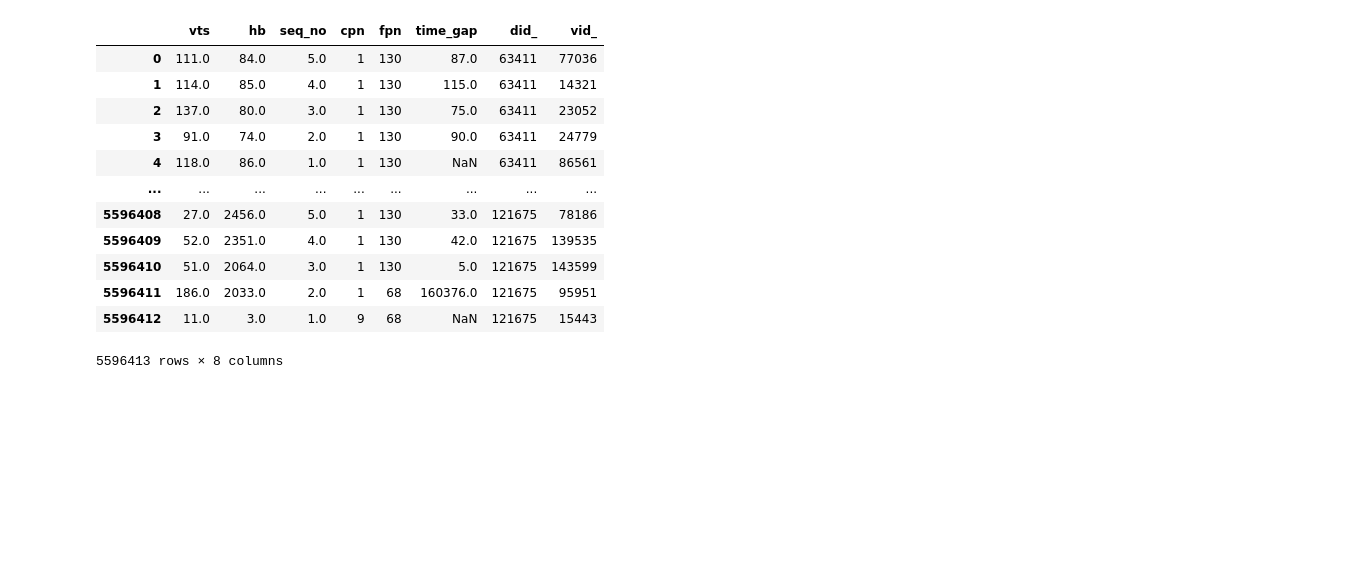
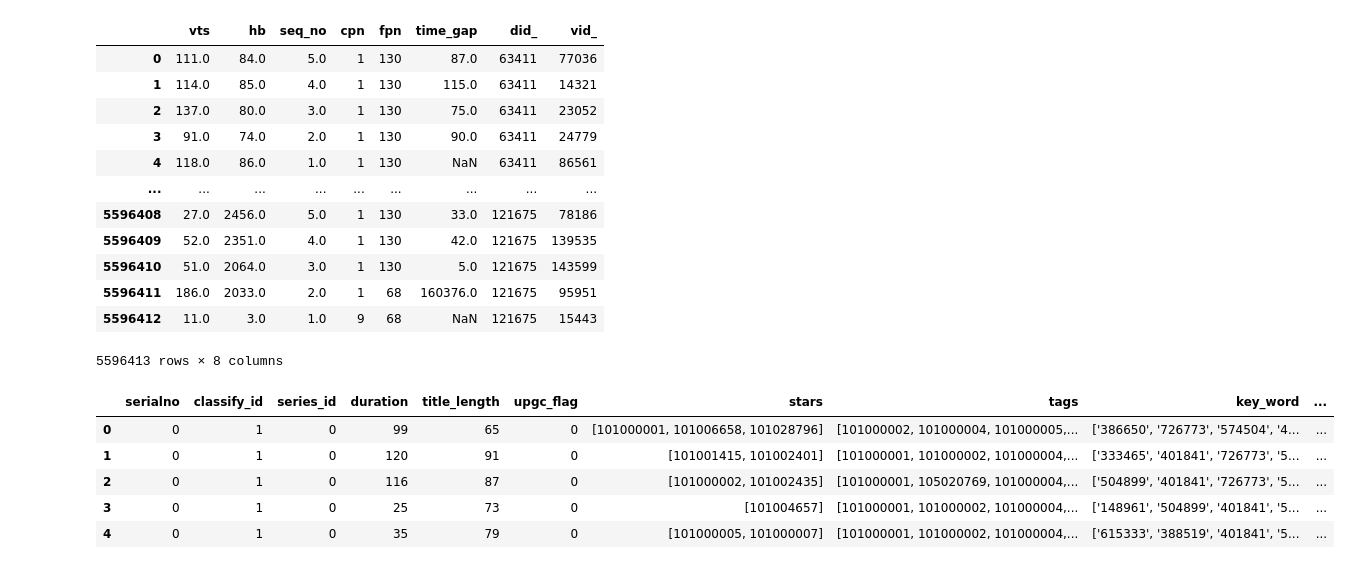
Before and after one commit to GZYZG/mgtv-2022, a Jupyter notebook: recall.ipynb, the cells around one changed output. Cells and saved outputs as stored; diff of their text form; code cells hidden in the pictures; blank space fills up the shorter version.

```diff
--- a/recall.ipynb
+++ b/recall.ipynb
@@ -160,6 +183,16 @@ main
 | 5596411 | 186.0 | 2033.0 | 2.0 | 1 | 68 | 160376.0 | 121675 | 95951 |
 | 5596412 | 11.0 | 3.0 | 1.0 | 9 | 68 | NaN | 121675 | 15443 |
 5596413 rows × 8 columns
+# %%
+vinfo = pd.read_csv(data_dir + 'vinfo.csv').iloc[:, 3:]
+vinfo.head()
+# %% [output]
+|  | serialno | classify_id | series_id | duration | title_length | upgc_flag | stars | tags | key_word | ... |
+| 0 | 0 | 1 | 0 | 99 | 65 | 0 | [101000001, 101006658, 101028796] | [101000002, 101000004, 101000005,... | ['386650', '726773', '574504', '4... | ... |
+| 1 | 0 | 1 | 0 | 120 | 91 | 0 | [101001415, 101002401] | [101000001, 101000002, 101000004,... | ['333465', '401841', '726773', '5... | ... |
+| 2 | 0 | 1 | 0 | 116 | 87 | 0 | [101000002, 101002435] | [101000001, 105020769, 101000004,... | ['504899', '401841', '726773', '5... | ... |
+| 3 | 0 | 1 | 0 | 25 | 73 | 0 | [101004657] | [101000001, 101000002, 101000004,... | ['148961', '504899', '401841', '5... | ... |
+| 4 | 0 | 1 | 0 | 35 | 79 | 0 | [101000005, 101000007] | [101000001, 101000002, 101000004,... | ['615333', '388519', '401841', '5... | ... |
 # %%
 g = main.groupby('did_')
 # %%
```
Also changed, not shown: parts of 13 cells of this notebook, 1 other file.
